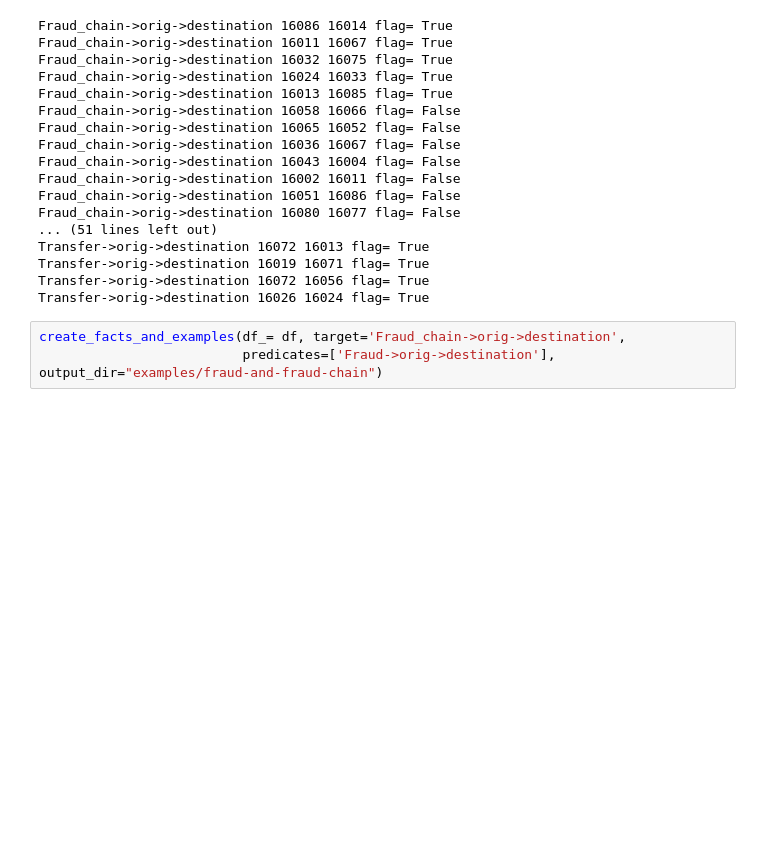
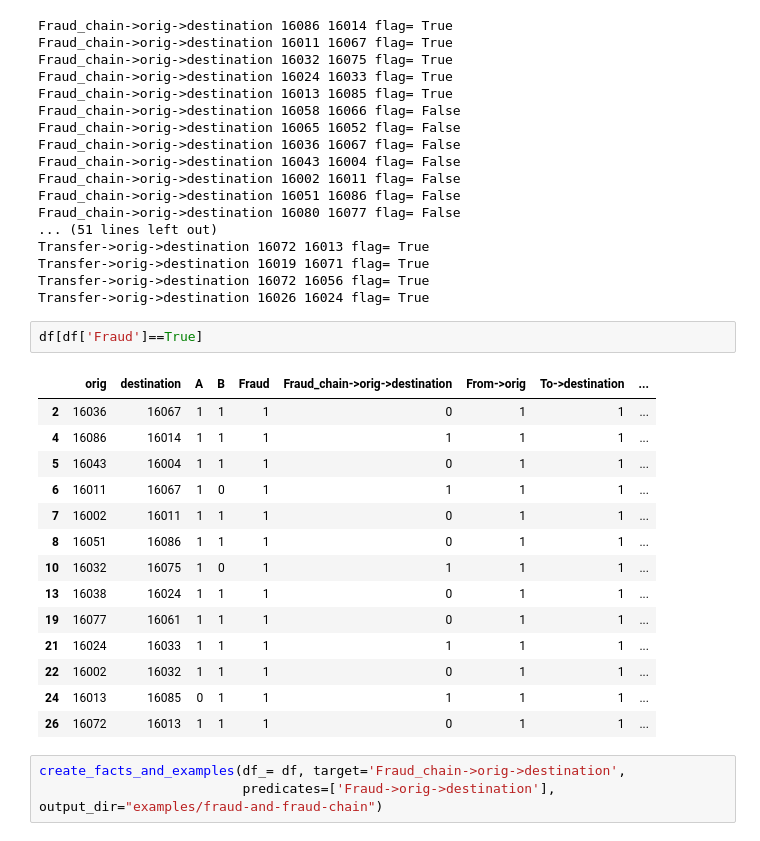
Before and after one commit to wolfbrr/ThesisDS, a Jupyter notebook: create_chain_fraud_no_merchants.ipynb, the cells around one changed output. Drawn from its saved outputs; the diff is of its cells as text; blank space fills up the shorter version.

```diff
--- a/create_chain_fraud_no_merchants.ipynb
+++ b/create_chain_fraud_no_merchants.ipynb
@@ -207,6 +212,23 @@ Transfer->orig->destination 16072 16013 flag= True
 Transfer->orig->destination 16019 16071 flag= True
 Transfer->orig->destination 16072 16056 flag= True
 Transfer->orig->destination 16026 16024 flag= True
+# %%
+df[df['Fraud']==True]
+# %% [output]
+|  | orig | destination | A | B | Fraud | Fraud_chain->orig->destination | From->orig | To->destination | ... |
+| 2 | 16036 | 16067 | 1 | 1 | 1 | 0 | 1 | 1 | ... |
+| 4 | 16086 | 16014 | 1 | 1 | 1 | 1 | 1 | 1 | ... |
+| 5 | 16043 | 16004 | 1 | 1 | 1 | 0 | 1 | 1 | ... |
+| 6 | 16011 | 16067 | 1 | 0 | 1 | 1 | 1 | 1 | ... |
+| 7 | 16002 | 16011 | 1 | 1 | 1 | 0 | 1 | 1 | ... |
+| 8 | 16051 | 16086 | 1 | 1 | 1 | 0 | 1 | 1 | ... |
+| 10 | 16032 | 16075 | 1 | 0 | 1 | 1 | 1 | 1 | ... |
+| 13 | 16038 | 16024 | 1 | 1 | 1 | 0 | 1 | 1 | ... |
+| 19 | 16077 | 16061 | 1 | 1 | 1 | 0 | 1 | 1 | ... |
+| 21 | 16024 | 16033 | 1 | 1 | 1 | 1 | 1 | 1 | ... |
+| 22 | 16002 | 16032 | 1 | 1 | 1 | 0 | 1 | 1 | ... |
+| 24 | 16013 | 16085 | 0 | 1 | 1 | 1 | 1 | 1 | ... |
+| 26 | 16072 | 16013 | 1 | 1 | 1 | 0 | 1 | 1 | ... |
 # %%
 create_facts_and_examples(df_= df, target='Fraud_chain->orig->destination',
                           predicates=['Fraud->orig->destination'], output_dir="examples/fraud-and-fraud-chain")
```
Also changed, not shown: parts of 2 cells of this notebook, 9 other files.
